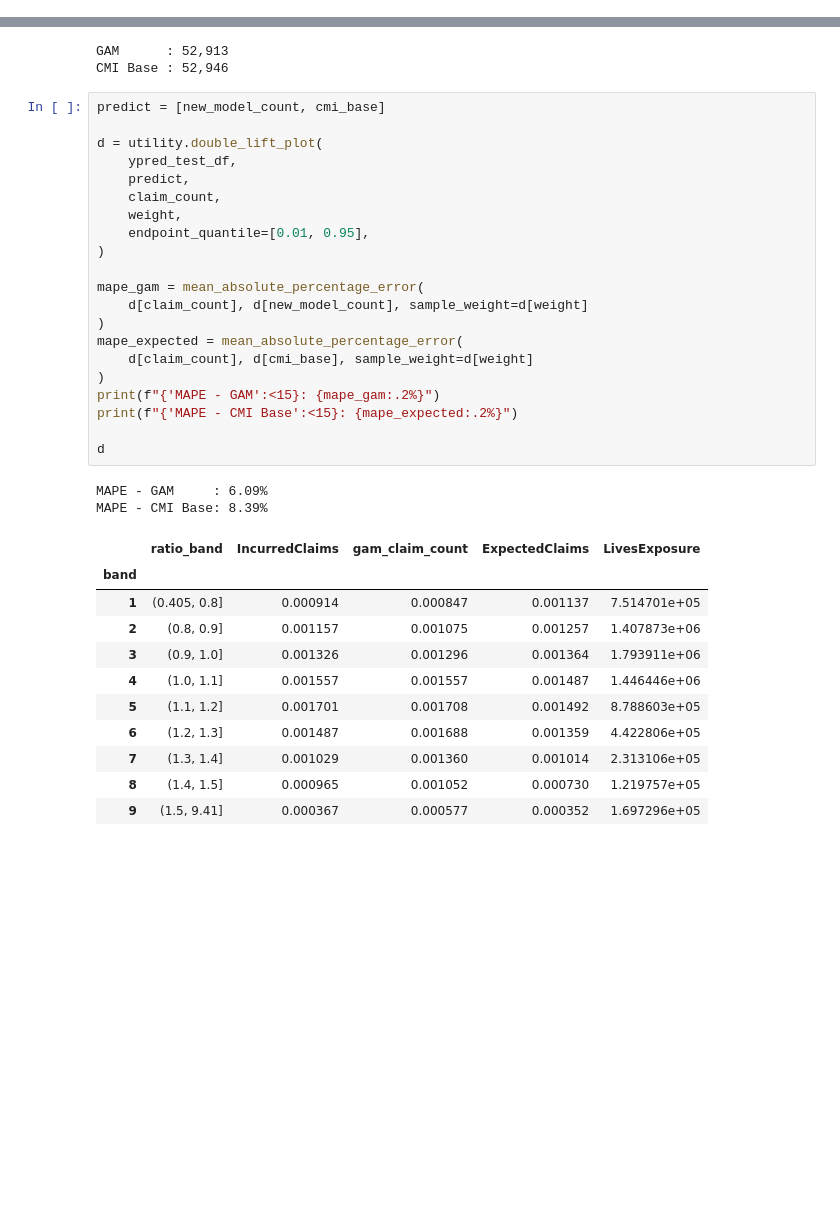
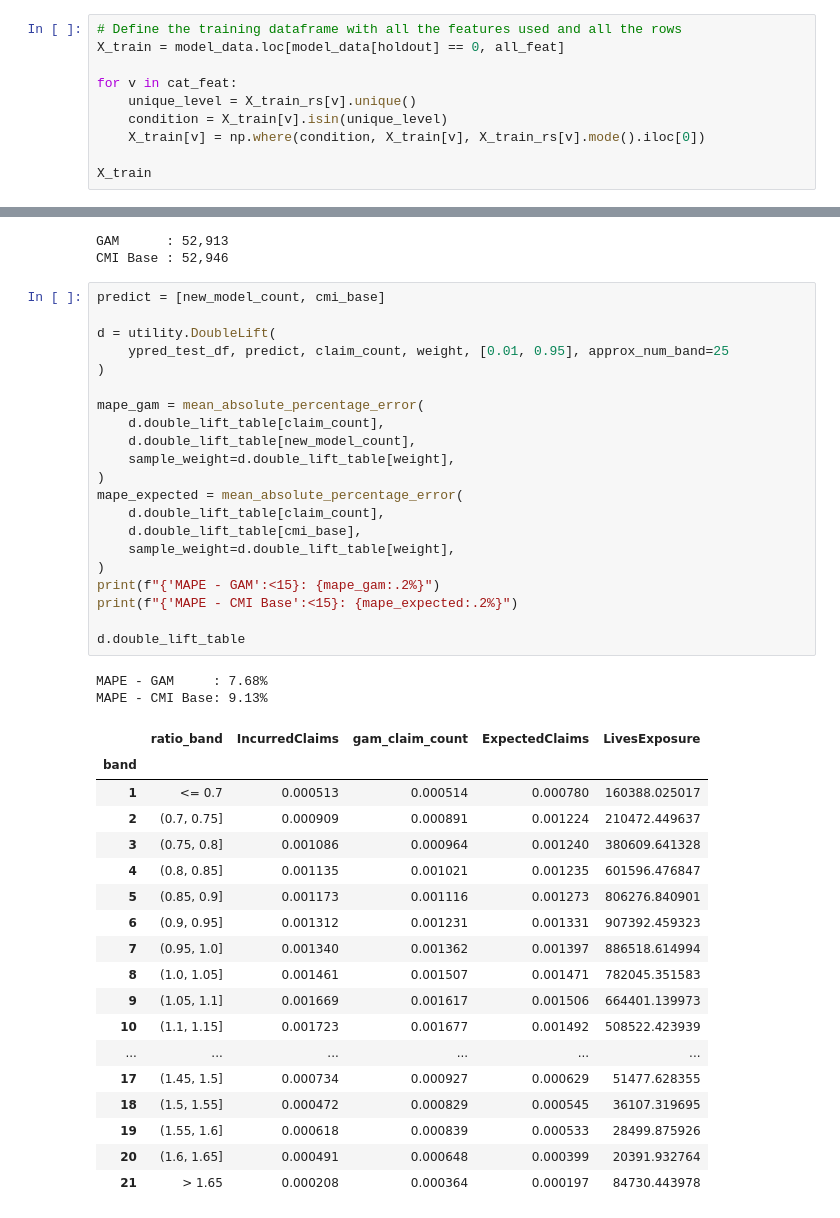
Before and after one commit to ckjackytam/ifoa-ds-health-care-wp, a Jupyter notebook: Python/Notebooks/Build-Better-Base/DB/02 - Initial Single Factor Model.ipynb, the cells around one changed output, grey strips where cells are left out. Saved outputs shown, nothing was run; the diff lists cells and outputs as text; blank space fills up the shorter version.

```diff
--- a/Python/Notebooks/Build-Better-Base/DB/02 - Initial Single Factor Model.ipynb
+++ b/Python/Notebooks/Build-Better-Base/DB/02 - Initial Single Factor Model.ipynb
@@ -632,0 +649,10 @@ for i, ax in enumerate(axs):
+# %%
+# Define the training dataframe with all the features used and all the rows
+X_train = model_data.loc[model_data[holdout] == 0, all_feat]
+
+for v in cat_feat:
+    unique_level = X_train_rs[v].unique()
+    condition = X_train[v].isin(unique_level)
+    X_train[v] = np.where(condition, X_train[v], X_train_rs[v].mode().iloc[0])
+
+X_train
@@ -777,35 +880,42 @@ CMI Base : 52,946
 # %%
 predict = [new_model_count, cmi_base]
 
-d = utility.double_lift_plot(
-    ypred_test_df,
-    predict,
-    claim_count,
-    weight,
-    endpoint_quantile=[0.01, 0.95],
+d = utility.DoubleLift(
+    ypred_test_df, predict, claim_count, weight, [0.01, 0.95], approx_num_band=25
 )
 
 mape_gam = mean_absolute_percentage_error(
-    d[claim_count], d[new_model_count], sample_weight=d[weight]
+    d.double_lift_table[claim_count],
+    d.double_lift_table[new_model_count],
+    sample_weight=d.double_lift_table[weight],
 )
 mape_expected = mean_absolute_percentage_error(
-    d[claim_count], d[cmi_base], sample_weight=d[weight]
+    d.double_lift_table[claim_count],
+    d.double_lift_table[cmi_base],
+    sample_weight=d.double_lift_table[weight],
 )
 print(f"{'MAPE - GAM':<15}: {mape_gam:.2%}")
 print(f"{'MAPE - CMI Base':<15}: {mape_expected:.2%}")
 
-d
+d.double_lift_table
 # %% [output]
-MAPE - GAM     : 6.09%
-MAPE - CMI Base: 8.39%
+MAPE - GAM     : 7.68%
+MAPE - CMI Base: 9.13%
 |  | ratio_band | IncurredClaims | gam_claim_count | ExpectedClaims | LivesExposure |
 | band |  |  |  |  |  |
-| 1 | (0.405, 0.8] | 0.000914 | 0.000847 | 0.001137 | 7.514701e+05 |
-| 2 | (0.8, 0.9] | 0.001157 | 0.001075 | 0.001257 | 1.407873e+06 |
-| 3 | (0.9, 1.0] | 0.001326 | 0.001296 | 0.001364 | 1.793911e+06 |
-| 4 | (1.0, 1.1] | 0.001557 | 0.001557 | 0.001487 | 1.446446e+06 |
-| 5 | (1.1, 1.2] | 0.001701 | 0.001708 | 0.001492 | 8.788603e+05 |
-| 6 | (1.2, 1.3] | 0.001487 | 0.001688 | 0.001359 | 4.422806e+05 |
-| 7 | (1.3, 1.4] | 0.001029 | 0.001360 | 0.001014 | 2.313106e+05 |
-| 8 | (1.4, 1.5] | 0.000965 | 0.001052 | 0.000730 | 1.219757e+05 |
-| 9 | (1.5, 9.41] | 0.000367 | 0.000577 | 0.000352 | 1.697296e+05 |
+| 1 | <= 0.7 | 0.000513 | 0.000514 | 0.000780 | 160388.025017 |
+| 2 | (0.7, 0.75] | 0.000909 | 0.000891 | 0.001224 | 210472.449637 |
+| 3 | (0.75, 0.8] | 0.001086 | 0.000964 | 0.001240 | 380609.641328 |
+| 4 | (0.8, 0.85] | 0.001135 | 0.001021 | 0.001235 | 601596.476847 |
+| 5 | (0.85, 0.9] | 0.001173 | 0.001116 | 0.001273 | 806276.840901 |
+| 6 | (0.9, 0.95] | 0.001312 | 0.001231 | 0.001331 | 907392.459323 |
+| 7 | (0.95, 1.0] | 0.001340 | 0.001362 | 0.001397 | 886518.614994 |
+| 8 | (1.0, 1.05] | 0.001461 | 0.001507 | 0.001471 | 782045.351583 |
+| 9 | (1.05, 1.1] | 0.001669 | 0.001617 | 0.001506 | 664401.139973 |
+| 10 | (1.1, 1.15] | 0.001723 | 0.001677 | 0.001492 | 508522.423939 |
+| ... | ... | ... | ... | ... | ... |
+| 17 | (1.45, 1.5] | 0.000734 | 0.000927 | 0.000629 | 51477.628355 |
+| 18 | (1.5, 1.55] | 0.000472 | 0.000829 | 0.000545 | 36107.319695 |
+| 19 | (1.55, 1.6] | 0.000618 | 0.000839 | 0.000533 | 28499.875926 |
+| 20 | (1.6, 1.65] | 0.000491 | 0.000648 | 0.000399 | 20391.932764 |
+| 21 | > 1.65 | 0.000208 | 0.000364 | 0.000197 | 84730.443978 |
```
Also changed, not shown: parts of 15 cells of this notebook.
